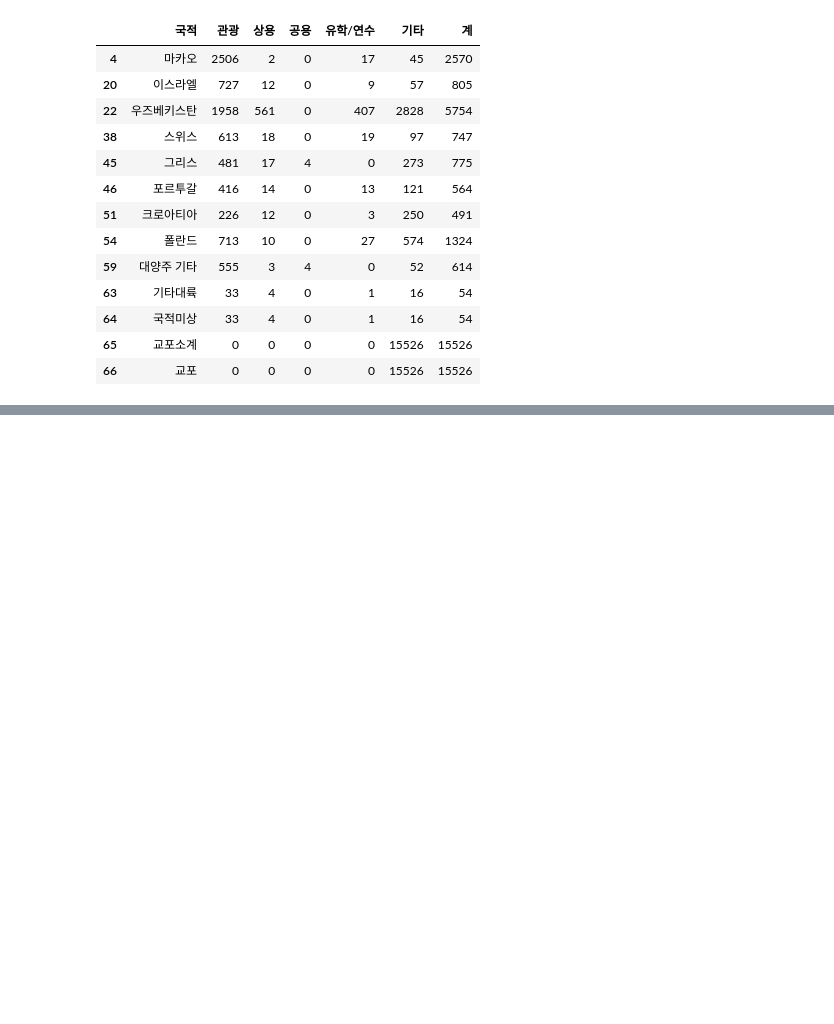
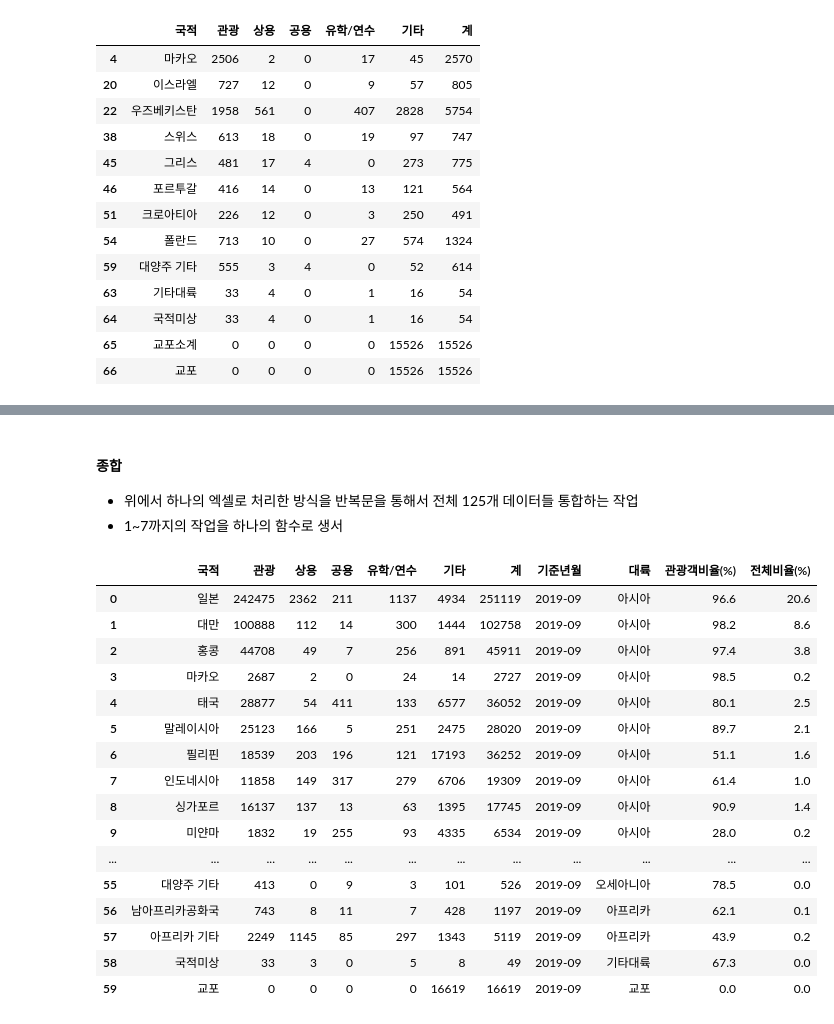
Before and after one commit to king-dong-gun/python_bigdata_analyze, a Jupyter notebook: day03/data09_covid19.basic.ipynb, the cells around one changed output, grey strips where cells are left out. Cells and saved outputs as stored; diff of their text form; code cells hidden in the pictures; blank space fills up the shorter version.

```diff
--- a/day03/data09_covid19.basic.ipynb
+++ b/day03/data09_covid19.basic.ipynb
@@ -112,0 +296,3 @@ kto_201901[condition]
+# %%
+## SettingWithCopyWarning 해제하는 법
+pd.set_option('mode.chained_assignment', None)
@@ -112,0 +377,4 @@ kto_201901[condition]
+# %%
+## 중국만 필터링
+condition = kto201901_countries['국적'] == '중국'
+kto201901_countries[condition]
@@ -112,0 +384,9 @@ kto_201901[condition]
+# %%
+## 전체 외국인 관광객 수
+totalSum = sum(kto201901_countries['관광'])
+
+## 7. 전체비율(%) 컬럼 추가
+kto201901_countries['전체비율(%)'] = round(kto201901_countries['관광'] / totalSum * 100, 1)
+
+# 관광객수가 가장 많은 국적 Top10
+kto201901_countries.sort_values(by='전체비율(%)', ascending=False).head(10)
@@ -112,0 +425,51 @@ kto_201901[condition]
+# %% [markdown]
+#### 종합
+- 위에서 하나의 엑셀로 처리한 방식을 반복문을 통해서 전체 125개 데이터들 통합하는 작업
+- 1~7까지의 작업을 하나의 함수로 생서
+# %%
+## 년월별 데이터 전처리함수
+def createKtoData(yyyy, mm):
+    ## 1. 엑셀파일 지정
+    filePath = f'./data/kto_{yyyy}{mm:02d}.xlsx' # mm이 1~9 까지 들어오면 01~09로 변경해줘야함
+    ## 1. 엑셀파일 불러오기
+    df = pd.read_excel(filePath, header=1, usecols='A:G', skipfooter=4)
+    ## 2. 기준년월 컬럼 추가
+    df['기준년월'] = f'{yyyy}-{mm:02d}' # mm이 1~9 까지 들어오면 01~09로 변경해줘야함
+    ## 3. 국적컬럼 대륙제거 국가만 추출
+    ignore_list = ['아시아주', '미주', '구주', '대양주', '아프리카주', '기타대륙', '교포소계']
+    # 대륙제거
+    condition = (df['국적'].isin(ignore_list) == False)
+    df_countries = df[condition].reset_index(drop=True)
+    ## 5. 대륙컬럼 추가
+    continents = ['아시아']*25 + ['아메리카']*5 + ['유럽']*23 + ['오세아니아']*3 + ['아프리카']*2 + ['기타대륙'] + ['교포']
+    df_countries['대륙'] = continents
+    ## 6. 국적별 관광객비율 컬럼추가
+    df_countries['관광객비율(%)'] = round(df_countries['관광'] / df_countries['계'] * 100, 1)
+    ## 7. 전체비율 컬럼추가
+    totalSum = sum(df_countries['관광'])
+    df_countries['전체비율(%)'] = round(df_countries['관광'] / totalSum * 100, 1)
+
+    ## 8. 결과리턴
+    return(df_countries)
+# %%
+## 테스트
+df_test = createKtoData(2019, 9)
+df_test
+# %% [output]
+|  | 국적 | 관광 | 상용 | 공용 | 유학/연수 | 기타 | 계 | 기준년월 | 대륙 | 관광객비율(%) | 전체비율(%) |
+| 0 | 일본 | 242475 | 2362 | 211 | 1137 | 4934 | 251119 | 2019-09 | 아시아 | 96.6 | 20.6 |
+| 1 | 대만 | 100888 | 112 | 14 | 300 | 1444 | 102758 | 2019-09 | 아시아 | 98.2 | 8.6 |
+| 2 | 홍콩 | 44708 | 49 | 7 | 256 | 891 | 45911 | 2019-09 | 아시아 | 97.4 | 3.8 |
+| 3 | 마카오 | 2687 | 2 | 0 | 24 | 14 | 2727 | 2019-09 | 아시아 | 98.5 | 0.2 |
+| 4 | 태국 | 28877 | 54 | 411 | 133 | 6577 | 36052 | 2019-09 | 아시아 | 80.1 | 2.5 |
+| 5 | 말레이시아 | 25123 | 166 | 5 | 251 | 2475 | 28020 | 2019-09 | 아시아 | 89.7 | 2.1 |
+| 6 | 필리핀 | 18539 | 203 | 196 | 121 | 17193 | 36252 | 2019-09 | 아시아 | 51.1 | 1.6 |
+| 7 | 인도네시아 | 11858 | 149 | 317 | 279 | 6706 | 19309 | 2019-09 | 아시아 | 61.4 | 1.0 |
+| 8 | 싱가포르 | 16137 | 137 | 13 | 63 | 1395 | 17745 | 2019-09 | 아시아 | 90.9 | 1.4 |
+| 9 | 미얀마 | 1832 | 19 | 255 | 93 | 4335 | 6534 | 2019-09 | 아시아 | 28.0 | 0.2 |
+| ... | ... | ... | ... | ... | ... | ... | ... | ... | ... | ... | ... |
+| 55 | 대양주 기타 | 413 | 0 | 9 | 3 | 101 | 526 | 2019-09 | 오세아니아 | 78.5 | 0.0 |
+| 56 | 남아프리카공화국 | 743 | 8 | 11 | 7 | 428 | 1197 | 2019-09 | 아프리카 | 62.1 | 0.1 |
+| 57 | 아프리카 기타 | 2249 | 1145 | 85 | 297 | 1343 | 5119 | 2019-09 | 아프리카 | 43.9 | 0.2 |
+| 58 | 국적미상 | 33 | 3 | 0 | 5 | 8 | 49 | 2019-09 | 기타대륙 | 67.3 | 0.0 |
+| 59 | 교포 | 0 | 0 | 0 | 0 | 16619 | 16619 | 2019-09 | 교포 | 0.0 | 0.0 |
```
Also changed, not shown: parts of 39 cells of this notebook, 34 other files.
